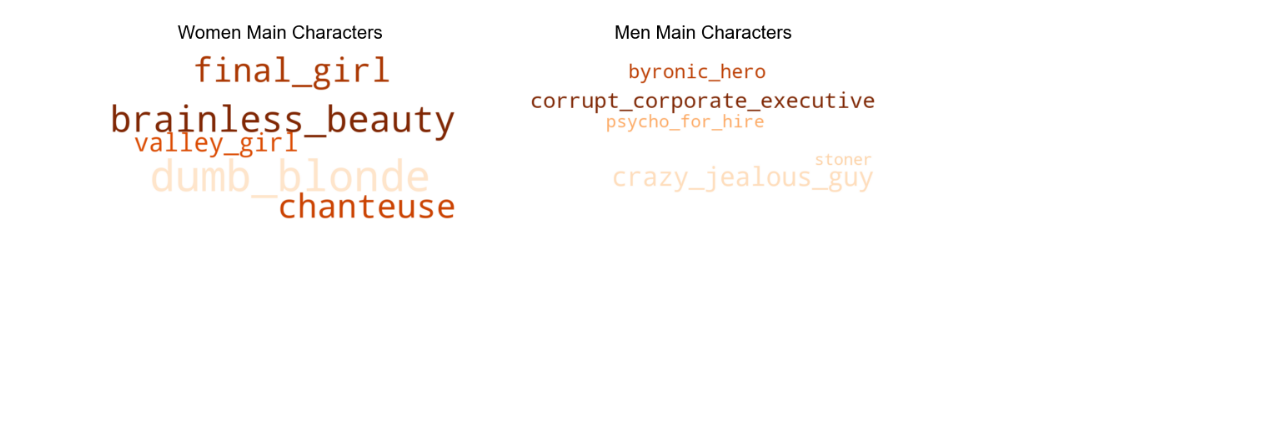
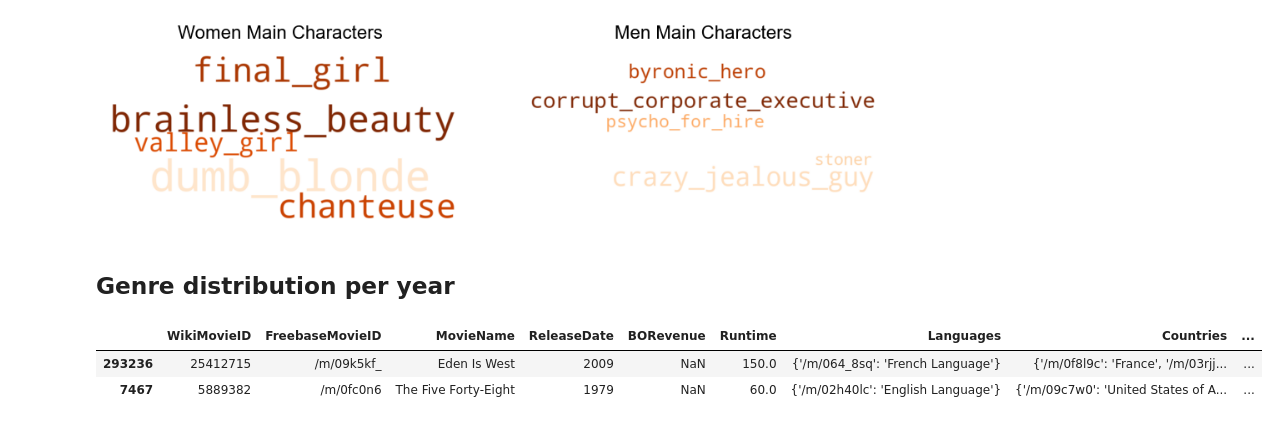
Before and after one commit to epfl-ada/ada-2023-project-teamcajare2023, a Jupyter notebook: P2.ipynb, the cells around one changed output. Saved outputs shown, nothing was run; the diff lists cells and outputs as text; code cells hidden in the pictures; blank space fills up the shorter version.

```diff
--- a/P2.ipynb
+++ b/P2.ipynb
@@ -572,3 +574,11 @@ plt.axis('off')
 plt.show()
 # %% [output]
 [figure]
+# %% [markdown]
+## Genre distribution per year
+# %%
+women_cmu.sample(2)
+# %% [output]
+|  | WikiMovieID | FreebaseMovieID | MovieName | ReleaseDate | BORevenue | Runtime | Languages | Countries | ... |
+| 293236 | 25412715 | /m/09k5kf_ | Eden Is West | 2009 | NaN | 150.0 | {'/m/064_8sq': 'French Language'} | {'/m/0f8l9c': 'France', '/m/03rjj... | ... |
+| 7467 | 5889382 | /m/0fc0n6 | The Five Forty-Eight | 1979 | NaN | 60.0 | {'/m/02h40lc': 'English Language'} | {'/m/09c7w0': 'United States of A... | ... |
```
Also changed, not shown: parts of 13 cells of this notebook, 1 other file.
